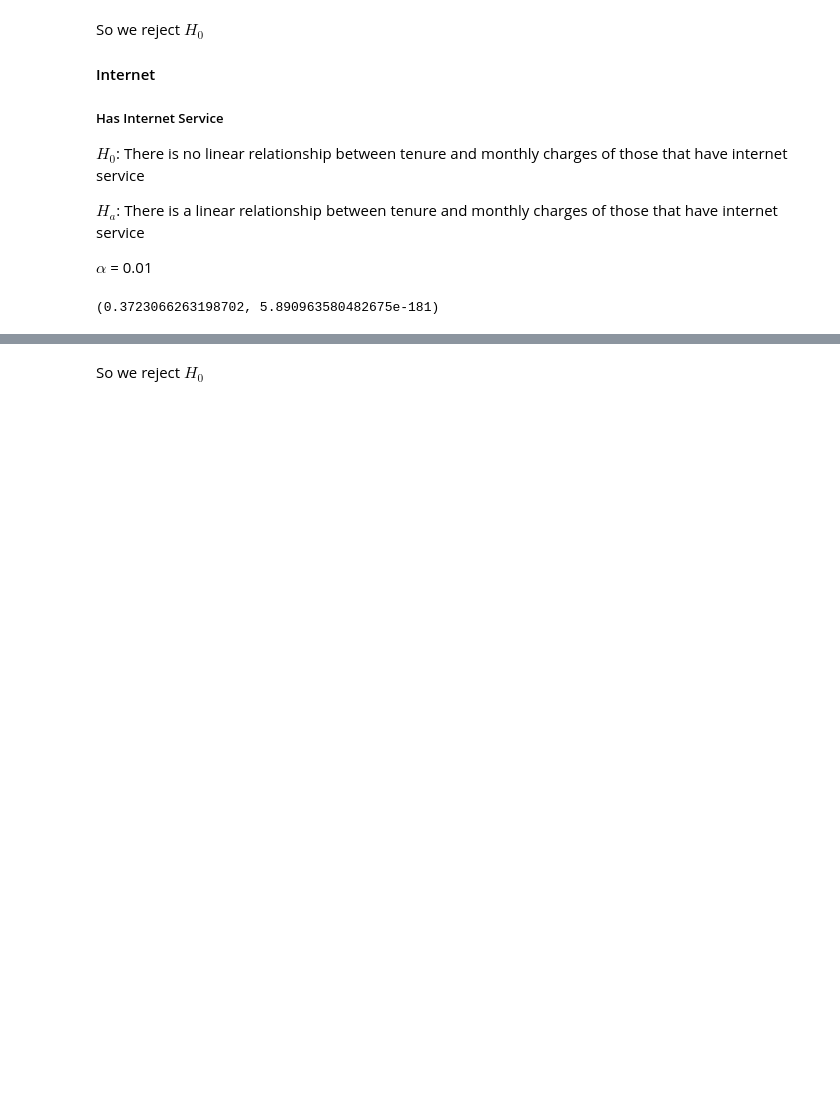
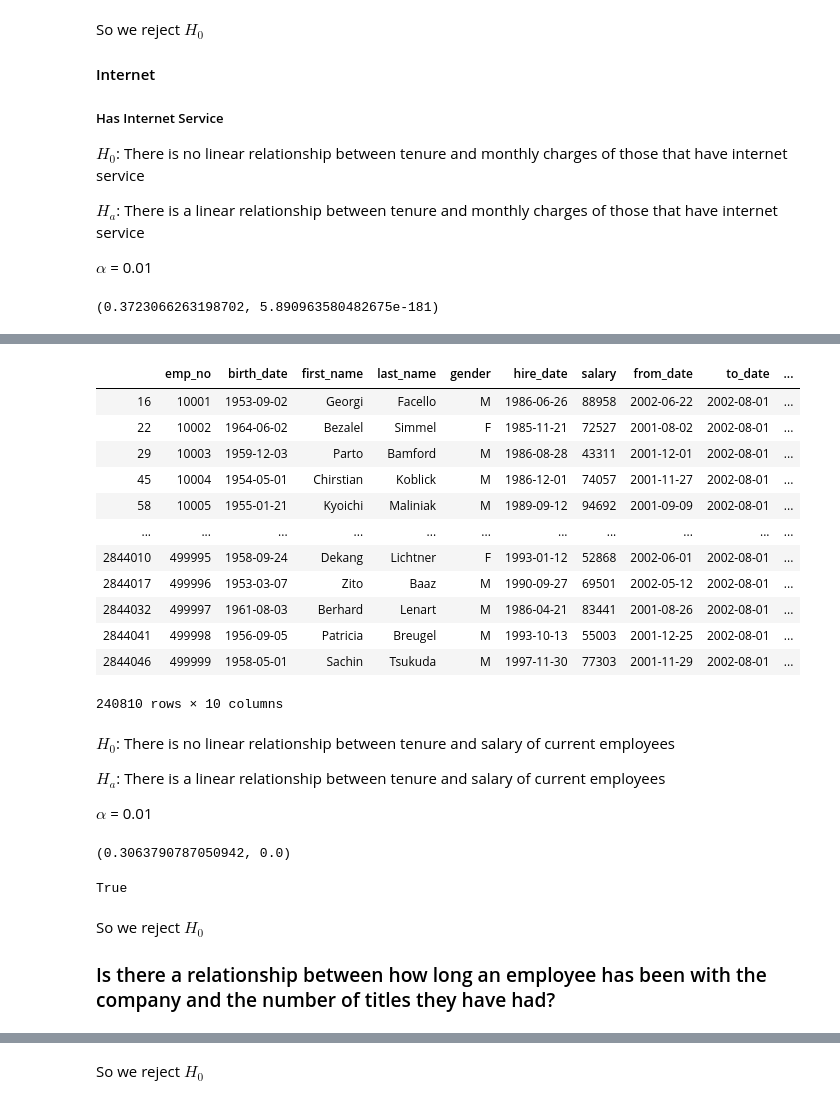
Before and after one commit to RyanMcCall/statistics-exercises, a Jupyter notebook: hypothesis_testing.ipynb, the cells around one changed output, grey strips where cells are left out. Cells and saved outputs as stored; diff of their text form; code cells hidden in the pictures; blank space fills up the shorter version.

```diff
--- a/hypothesis_testing.ipynb
+++ b/hypothesis_testing.ipynb
@@ -409,0 +514,41 @@ r, p
+# %%
+curr_emp_w_sal = emp_w_sal[emp_w_sal.to_date == last_real_date]
+curr_emp_w_sal
+# %% [output]
+|  | emp_no | birth_date | first_name | last_name | gender | hire_date | salary | from_date | to_date | ... |
+| 16 | 10001 | 1953-09-02 | Georgi | Facello | M | 1986-06-26 | 88958 | 2002-06-22 | 2002-08-01 | ... |
+| 22 | 10002 | 1964-06-02 | Bezalel | Simmel | F | 1985-11-21 | 72527 | 2001-08-02 | 2002-08-01 | ... |
+| 29 | 10003 | 1959-12-03 | Parto | Bamford | M | 1986-08-28 | 43311 | 2001-12-01 | 2002-08-01 | ... |
+| 45 | 10004 | 1954-05-01 | Chirstian | Koblick | M | 1986-12-01 | 74057 | 2001-11-27 | 2002-08-01 | ... |
+| 58 | 10005 | 1955-01-21 | Kyoichi | Maliniak | M | 1989-09-12 | 94692 | 2001-09-09 | 2002-08-01 | ... |
+| ... | ... | ... | ... | ... | ... | ... | ... | ... | ... | ... |
+| 2844010 | 499995 | 1958-09-24 | Dekang | Lichtner | F | 1993-01-12 | 52868 | 2002-06-01 | 2002-08-01 | ... |
+| 2844017 | 499996 | 1953-03-07 | Zito | Baaz | M | 1990-09-27 | 69501 | 2002-05-12 | 2002-08-01 | ... |
+| 2844032 | 499997 | 1961-08-03 | Berhard | Lenart | M | 1986-04-21 | 83441 | 2001-08-26 | 2002-08-01 | ... |
+| 2844041 | 499998 | 1956-09-05 | Patricia | Breugel | M | 1993-10-13 | 55003 | 2001-12-25 | 2002-08-01 | ... |
+| 2844046 | 499999 | 1958-05-01 | Sachin | Tsukuda | M | 1997-11-30 | 77303 | 2001-11-29 | 2002-08-01 | ... |
+240810 rows × 10 columns
+# %% [markdown]
+$H_0$: There is no linear relationship between tenure and salary of current employees
+
+$H_a$: There is a linear relationship between tenure and salary of current employees
+
+$\alpha$ = 0.01
+# %%
+tenure = curr_emp_w_sal.days_tenure
+salary = curr_emp_w_sal.salary
+
+r, p = stats.pearsonr(tenure, salary)
+r, p
+# %% [output]
+(0.3063790787050942, 0.0)
+# %%
+alpha = 0.01
+
+p < alpha
+# %% [output]
+True
+# %% [markdown]
+So we reject $H_0$
+
+### Is there a relationship between how long an employee has been with the company and the number of titles they have had?
```
Also changed, not shown: parts of 21 cells of this notebook.
